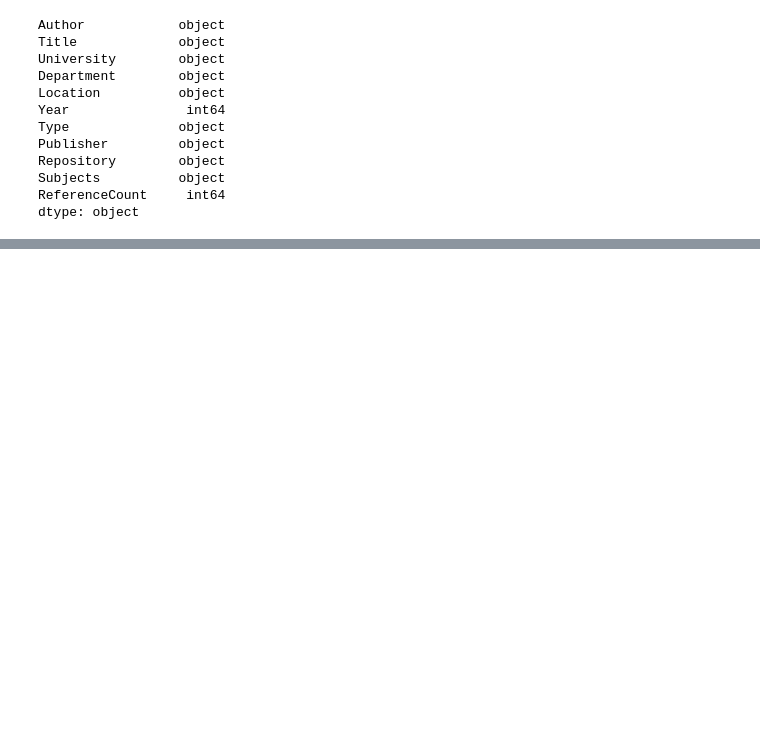
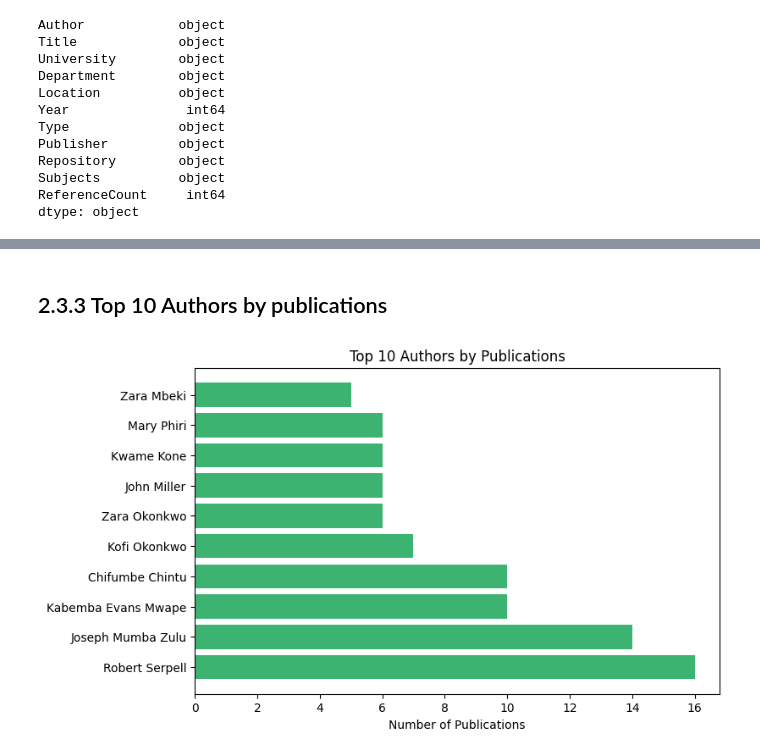
Before and after one commit to JakeSparrow1/project_team_20, a Jupyter notebook: shared_group_notebook.ipynb, the cells around one changed output, grey strips where cells are left out. Drawn from its saved outputs; the diff is of its cells as text; code cells hidden in the pictures; blank space fills up the shorter version.

```diff
--- a/shared_group_notebook.ipynb
+++ b/shared_group_notebook.ipynb
@@ -801,0 +191,11 @@ Warning: Total number of columns (39) exceeds max_columns (20) limiting to first
+# %% [markdown]
+## 2.3.3 Top 10 Authors by publications
+# %%
+top_authors = papers_df['Author'].value_counts().head(10)
+plt.figure(figsize=(8,5))
+plt.barh(top_authors.index, top_authors.values, color='mediumseagreen')
+plt.xlabel("Number of Publications")
+plt.title("Top 10 Authors by Publications")
+plt.show()
+# %% [output]
+[figure, added]
```
Also changed, not shown: parts of 54 cells of this notebook.
